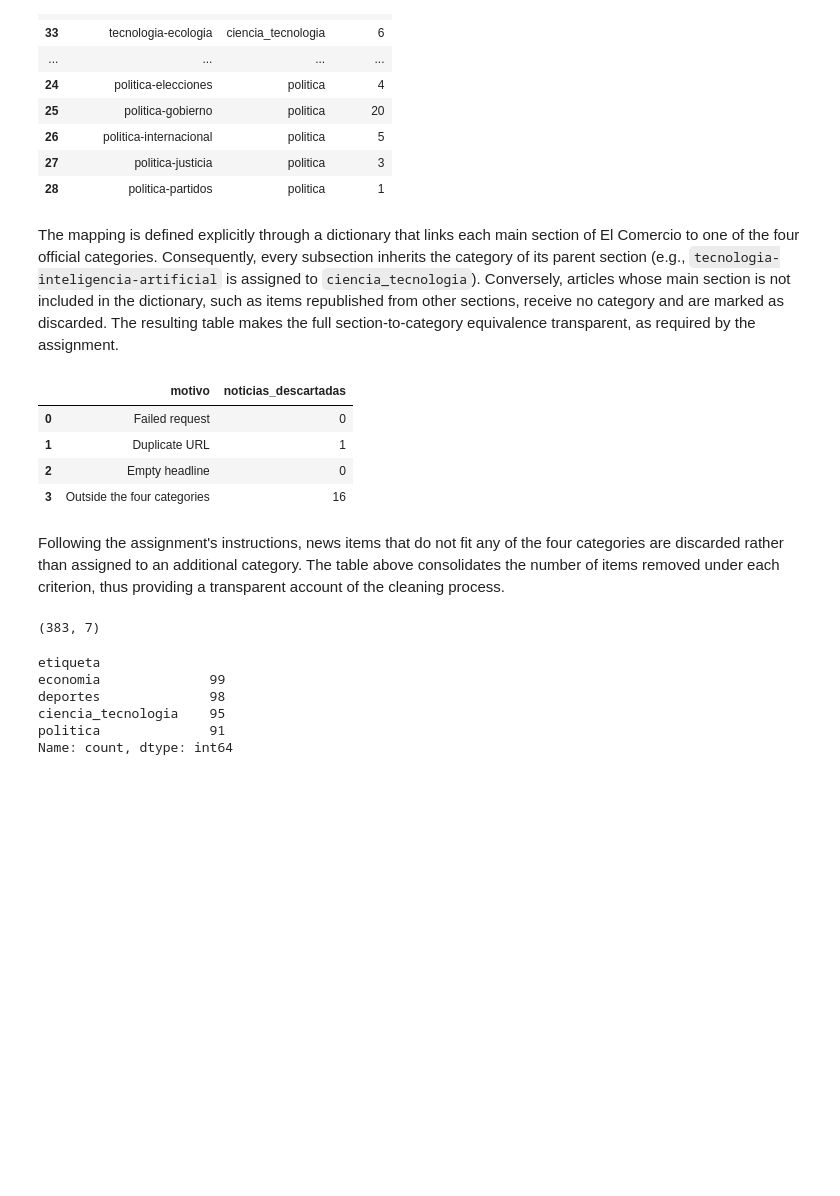
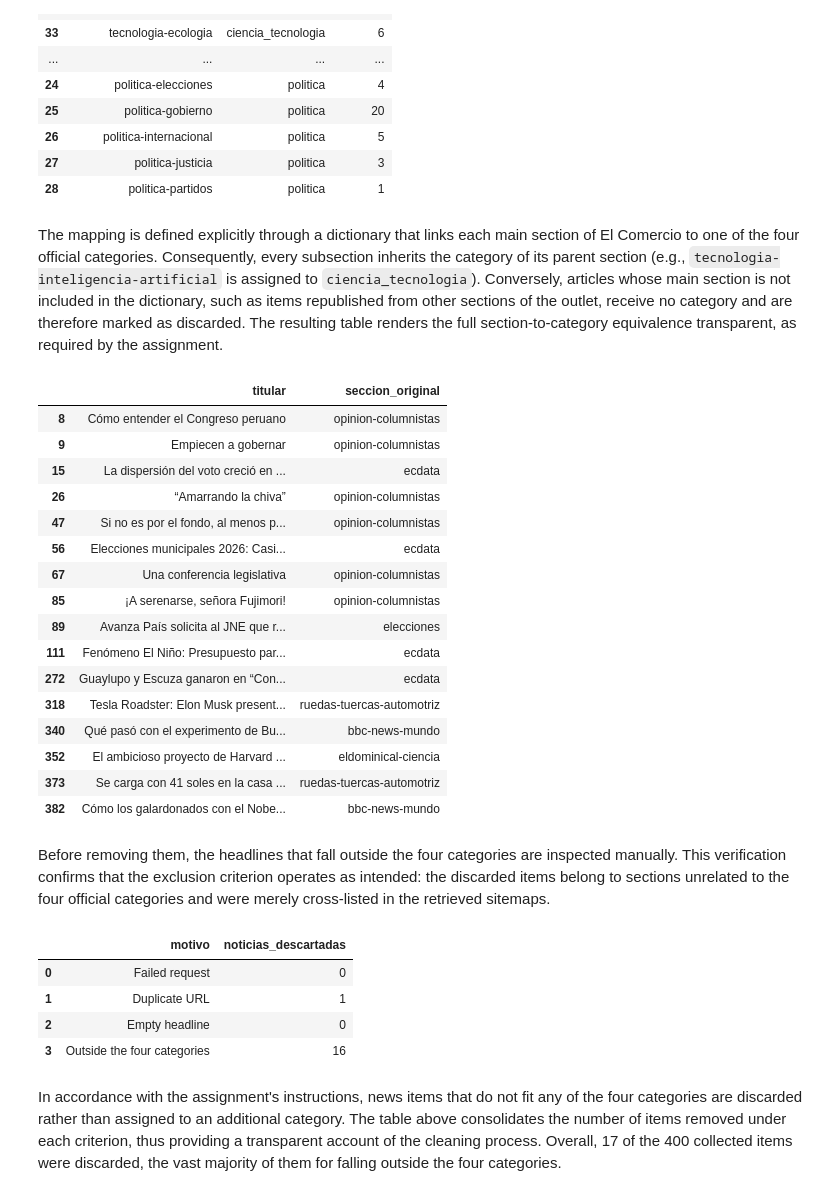
Before and after one commit to anakaren-zl/data-science-python-2026, a Jupyter notebook: tarea_1/01_recoleccion.ipynb, the cells around one changed output. Saved outputs shown, nothing was run; the diff lists cells and outputs as text; code cells hidden in the pictures; blank space fills up the shorter version.

Commit message:
eda: charts, validation and export of noticias.csv (#1)

```diff
--- a/tarea_1/01_recoleccion.ipynb
+++ b/tarea_1/01_recoleccion.ipynb
@@ -282,38 +282,44 @@ tabla_equivalencias
 | 27 | politica-justicia | politica | 3 |
 | 28 | politica-partidos | politica | 1 |
 # %% [markdown]
-The mapping is defined explicitly through a dictionary that links each main section of El Comercio to one of the four official categories. Consequently, every subsection inherits the category of its parent section (e.g., `tecnologia-inteligencia-artificial` is assigned to `ciencia_tecnologia`). Conversely, articles whose main section is not included in the dictionary, such as items republished from other sections, receive no category and are marked as discarded. The resulting table makes the full section-to-category equivalence transparent, as required by the assignment.
+The mapping is defined explicitly through a dictionary that links each main section of El Comercio to one of the four official categories. Consequently, every subsection inherits the category of its parent section (e.g., `tecnologia-inteligencia-artificial` is assigned to `ciencia_tecnologia`). Conversely, articles whose main section is not included in the dictionary, such as items republished from other sections of the outlet, receive no category and are therefore marked as discarded. The resulting table renders the full section-to-category equivalence transparent, as required by the assignment.
 # %%
-fuera_de_categoria = noticias["etiqueta"].isna().sum()
-noticias = noticias[noticias["etiqueta"].notna()]
-
-reporte_descartes = pd.DataFrame({
-    "motivo": ["Failed request", "Duplicate URL", "Empty headline", "Outside the four categories"],
-    "noticias_descartadas": [fallidas, duplicados, vacios, fuera_de_categoria],
-})
-reporte_descartes
+# Inspect the headlines that will be discarded for falling outside the four categories.
+noticias[noticias["etiqueta"].isna()][["titular", "seccion_original"]]
 # %% [output]
-|  | motivo | noticias_descartadas |
-| 0 | Failed request | 0 |
-| 1 | Duplicate URL | 1 |
-| 2 | Empty headline | 0 |
-| 3 | Outside the four categories | 16 |
+|  | titular | seccion_original |
+| 8 | Cómo entender el Congreso peruano | opinion-columnistas |
+| 9 | Empiecen a gobernar | opinion-columnistas |
+| 15 | La dispersión del voto creció en ... | ecdata |
+| 26 | “Amarrando la chiva” | opinion-columnistas |
+| 47 | Si no es por el fondo, al menos p... | opinion-columnistas |
+| 56 | Elecciones municipales 2026: Casi... | ecdata |
+| 67 | Una conferencia legislativa | opinion-columnistas |
+| 85 | ¡A serenarse, señora Fujimori! | opinion-columnistas |
+| 89 | Avanza País solicita al JNE que r... | elecciones |
+| 111 | Fenómeno El Niño: Presupuesto par... | ecdata |
+| 272 | Guaylupo y Escuza ganaron en “Con... | ecdata |
+| 318 | Tesla Roadster: Elon Musk present... | ruedas-tuercas-automotriz |
+| 340 | Qué pasó con el experimento de Bu... | bbc-news-mundo |
+| 352 | El ambicioso proyecto de Harvard ... | eldominical-ciencia |
+| 373 | Se carga con 41 soles en la casa ... | ruedas-tuercas-automotriz |
+| 382 | Cómo los galardonados con el Nobe... | bbc-news-mundo |
 # %% [markdown]
-Following the assignment's instructions, news items that do not fit any of the four categories are discarded rather than assigned to an additional category. The table above consolidates the number of items removed under each criterion, thus providing a transparent account of the cleaning process.
+Before removing them, the headlines that fall outside the four categories are inspected manually. This verification confirms that the exclusion criterion operates as intended: the discarded items belong to sections unrelated to the four official categories and were merely cross-listed in the retrieved sitemaps.
 # %%
-# Keep only the date (AAAA-MM-DD) from the full timestamp.
-noticias["fecha"] = noticias["fecha"].str[:10]
+fuera_de_categoria = noticias["etiqueta"].isna().sum()
+noticias = noticias[noticias["etiqueta"].notna()]
 
-columnas_finales = ["titular", "bajada", "medio", "seccion_original", "url", "fecha", "etiqueta"]
-noticias = noticias[columnas_finales].reset_index(drop=True)
-
-print(noticias.shape)
-noticias["etiqueta"].value_counts()
+reporte_descartes = pd.DataFrame({
+    "motivo": ["Failed request", "Duplicate URL", "Empty headline", "Outside the four categories"],
+    "noticias_descartadas": [fallidas, duplicados, vacios, fuera_de_categoria],
+})
+reporte_descartes
 # %% [output]
-(383, 7)
-etiqueta
-economia              99
-deportes              98
-ciencia_tecnologia    95
-politica              91
-Name: count, dtype: int64
+|  | motivo | noticias_descartadas |
+| 0 | Failed request | 0 |
+| 1 | Duplicate URL | 1 |
+| 2 | Empty headline | 0 |
+| 3 | Outside the four categories | 16 |
+# %% [markdown]
+In accordance with the assignment's instructions, news items that do not fit any of the four categories are discarded rather than assigned to an additional category. The table above consolidates the number of items removed under each criterion, thus providing a transparent account of the cleaning process. Overall, 17 of the 400 collected items were discarded, the vast majority of them for falling outside the four categories.
```
Also changed, not shown: parts of 34 cells of this notebook, 5 other files.
